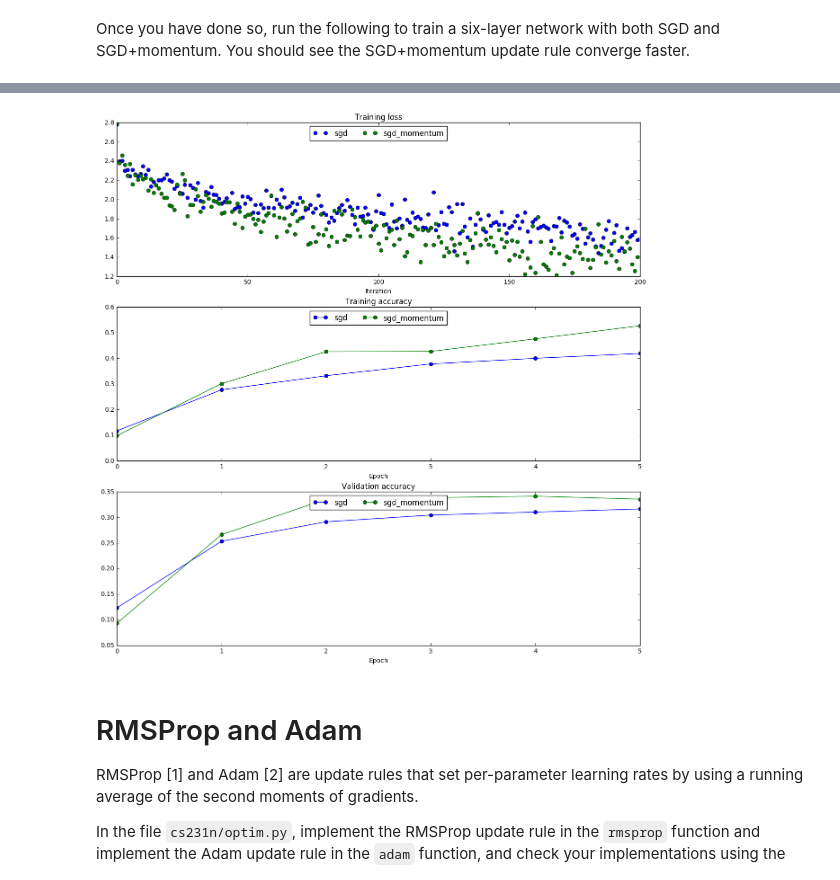
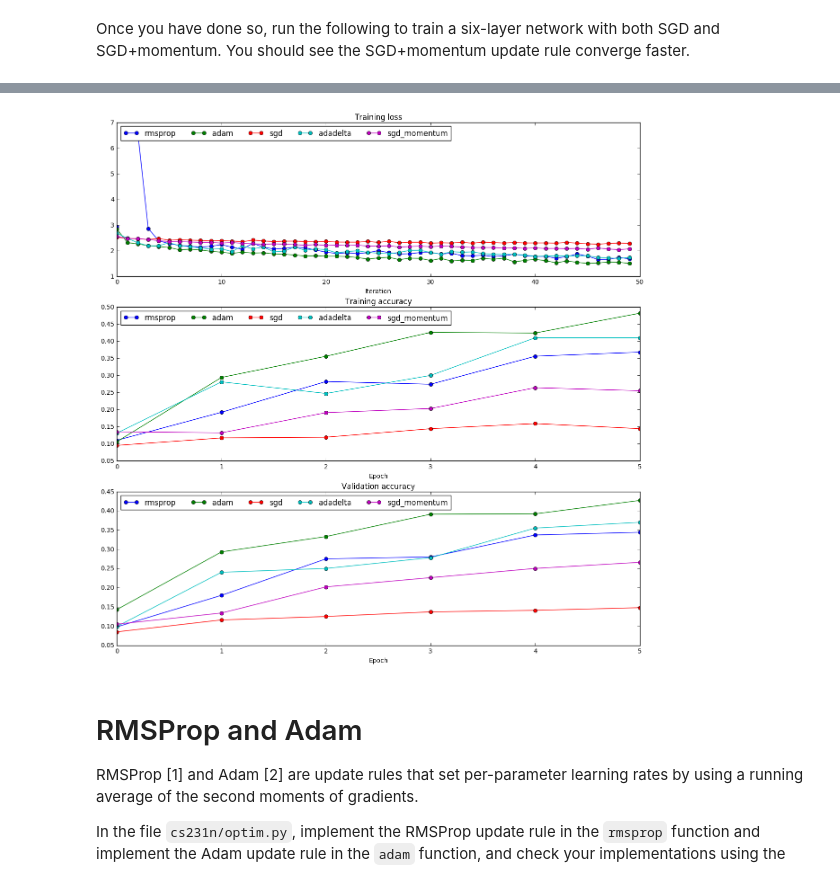
Before and after one commit to kkweon/CS231n, a Jupyter notebook: assignment2/FullyConnectedNets.ipynb, the cells around one changed output, grey strips where cells are left out. Saved outputs shown, nothing was run; the diff lists cells and outputs as text; code cells hidden in the pictures.

```diff
--- a/assignment2/FullyConnectedNets.ipynb
+++ b/assignment2/FullyConnectedNets.ipynb
@@ -650,7 +648,7 @@ velocity error:  4.26928774328e-09
 # %% [markdown]
 Once you have done so, run the following to train a six-layer network with both SGD and SGD+momentum. You should see the SGD+momentum update rule converge faster.
 # %%
-num_train = 4000
+num_train = 10000
 small_data = {
   'X_train': data['X_train'][:num_train],
   'y_train': data['y_train'][:num_train],
@@ -660,17 +658,18 @@ small_data = {
 
 solvers = {}
 
-for update_rule in ['sgd', 'sgd_momentum']:
+for update_rule in ['sgd', 'sgd_momentum', 'adadelta', 'adam', 'rmsprop']:
   print 'running with ', update_rule
   model = FullyConnectedNet([100, 100, 100, 100, 100], weight_scale=5e-2)
 
   solver = Solver(model, small_data,
-                  num_epochs=5, batch_size=100,
+                  num_epochs=5, batch_size=1000,
                   update_rule=update_rule,
                   optim_config={
-                    'learning_rate': 1e-2,
+                    'learning_rate': 1e-3,
                   },
-                  verbose=True)
+                  verbose=True,
+                 print_every=1000)
   solvers[update_rule] = solver
   solver.train()
   print
@@ -689,7 +688,7 @@ plt.xlabel('Epoch')
 
 for update_rule, solver in solvers.iteritems():
   plt.subplot(3, 1, 1)
-  plt.plot(solver.loss_history, 'o', label=update_rule)
+  plt.plot(solver.loss_history, '-o', label=update_rule)
 
   plt.subplot(3, 1, 2)
   plt.plot(solver.train_acc_history, '-o', label=update_rule)
@@ -699,7 +698,7 @@ for update_rule, solver in solvers.iteritems():
 
 for i in [1, 2, 3]:
   plt.subplot(3, 1, i)
-  plt.legend(loc='upper center', ncol=4)
+  plt.legend(loc='upper left', ncol=5)
 plt.gcf().set_size_inches(15, 15)
 plt.show()
 # %% [output]
@@ -723,4 +722,4 @@ running with  sgd
-[figure, old version]
+[figure, new version]
 # %% [markdown]
 # RMSProp and Adam
 RMSProp [1] and Adam [2] are update rules that set per-parameter learning rates by using a running average of the second moments of gradients.
```
Also changed, not shown: parts of 12 cells of this notebook, 5 other files.
